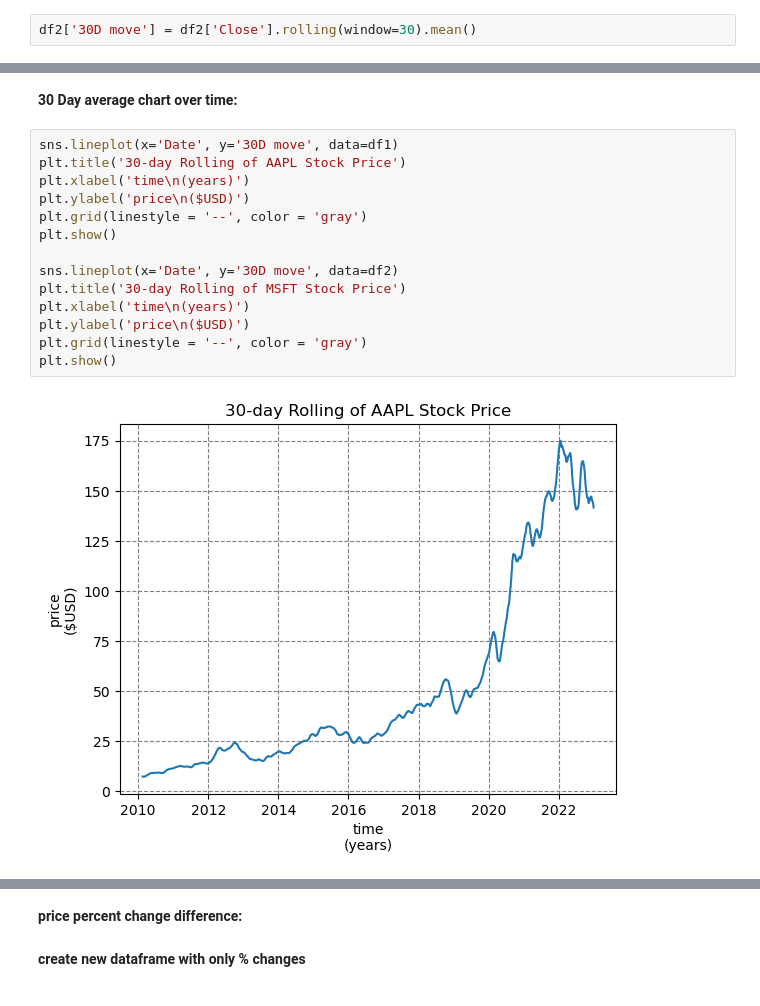
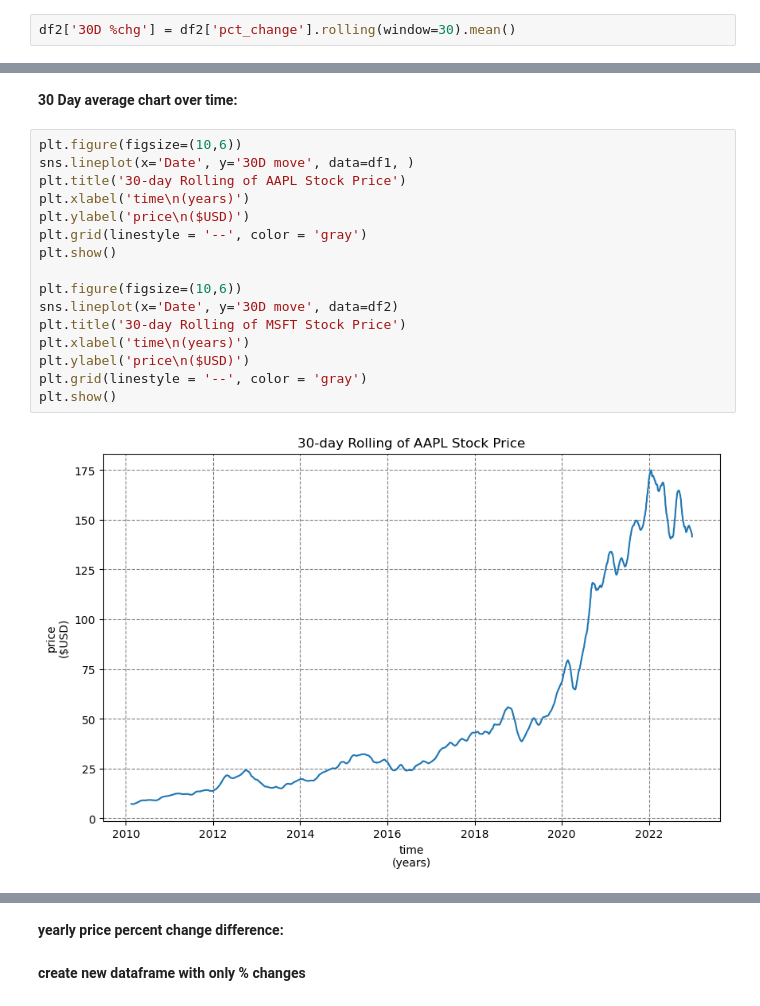
Before and after one commit to ubco-W2022T2-data301/project-group-group11, a Jupyter notebook: analysis/analysis2.ipynb, the cells around one changed output, grey strips where cells are left out. Saved outputs shown, nothing was run; the diff lists cells and outputs as text.

Commit message:
worked on %chg graph (unfinished)

```diff
--- a/analysis/analysis2.ipynb
+++ b/analysis/analysis2.ipynb
@@ -174,7 +174,7 @@ df2
 | 3 | 2010-01-07 | 30.629999 | 30.450001 | -0.005877 | nan |
 | 4 | 2010-01-08 | 30.280001 | 30.660000 | 0.012550 | nan |
 # %%
-df2['30D move'] = df2['Close'].rolling(window=30).mean()
+df2['30D %chg'] = df2['pct_change'].rolling(window=30).mean()
 # %% [markdown]
 **cleaned up rows with null values**
 # %%
@@ -208,18 +208,20 @@ df2['Date'] = pd.to_datetime(df1['Date'])
 # %% [markdown]
 **30 Day average chart over time:**
 # %%
-sns.lineplot(x='Date', y='30D move', data=df1)
+plt.figure(figsize=(10,6))
+sns.lineplot(x='Date', y='30D move', data=df1, )
 plt.title('30-day Rolling of AAPL Stock Price')
 plt.xlabel('time\n(years)')
 plt.ylabel('price\n($USD)')
 plt.grid(linestyle = '--', color = 'gray')
 plt.show()
 
+plt.figure(figsize=(10,6))
 sns.lineplot(x='Date', y='30D move', data=df2)
 plt.title('30-day Rolling of MSFT Stock Price')
 plt.xlabel('time\n(years)')
 plt.ylabel('price\n($USD)')
 plt.grid(linestyle = '--', color = 'gray')
 plt.show()
 # %% [output]
-[figure, old version]
+[figure, new version]
@@ -227,4 +229,4 @@ plt.show()
 # %% [markdown]
-**price percent change difference:**
+**yearly price percent change difference:**
 # %% [markdown]
 **create new dataframe with only % changes**
```
Also changed, not shown: parts of 4 cells of this notebook.
